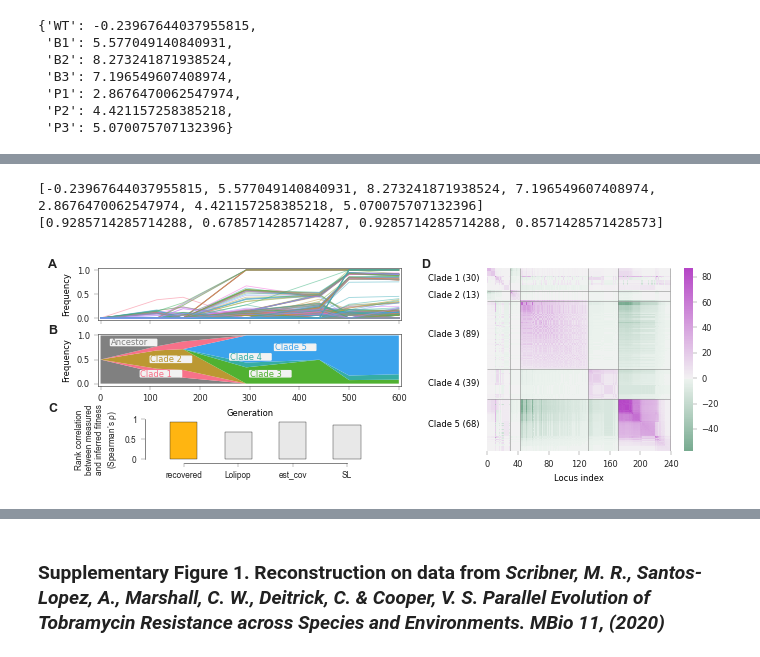
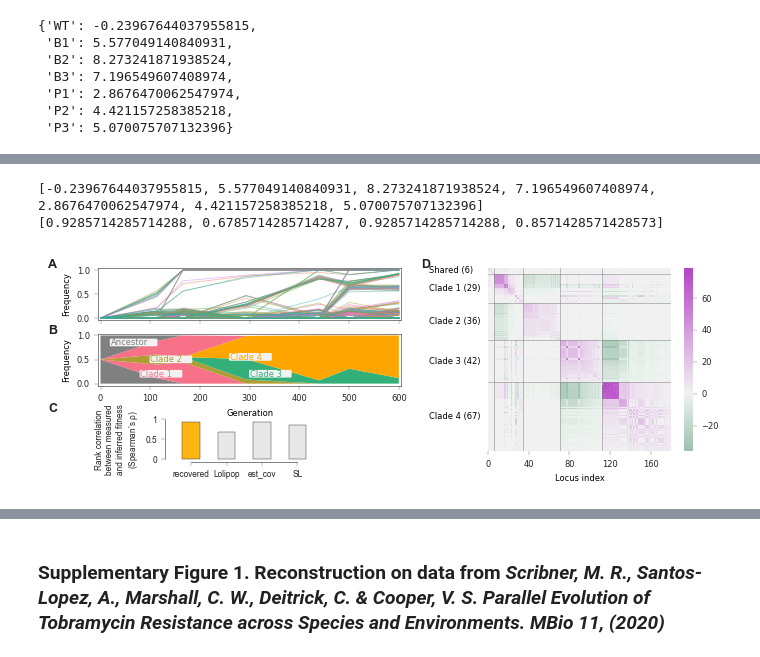
Before and after one commit to bartonlab/paper-clonal-dynamics, a Jupyter notebook: figures.ipynb, the cells around one changed output, grey strips where cells are left out. Drawn from its saved outputs; the diff is of its cells as text; code cells hidden in the pictures.

```diff
--- a/figures.ipynb
+++ b/figures.ipynb
@@ -299,10 +355,11 @@ measured_fitness
 # %%
 reload()
-pop = 'B1'
+pop = 'B2'
 FIG.plot_figure_performance_on_data_PALTE(trajectories[pop],
     reconstructions_PALTE[pop], measured_fitness, inferred_fitness_list,
-    save_file=FIG_DIR + f"/fig-perf-PALTE-{pop}.pdf")
+#     save_file=FIG_DIR + f"/fig-perf-PALTE-{pop}.pdf")
+    save_file=None)
 # %% [output]
 [-0.23967644037955815, 5.577049140840931, 8.273241871938524, 7.196549607408974, 2.8676470062547974, 4.421157258385218, 5.070075707132396]
 [0.9285714285714288, 0.6785714285714287, 0.9285714285714288, 0.8571428571428573]
-[figure, old version]
+[figure, new version]
```
Also changed, not shown: parts of 24 cells of this notebook, 22 other files.
